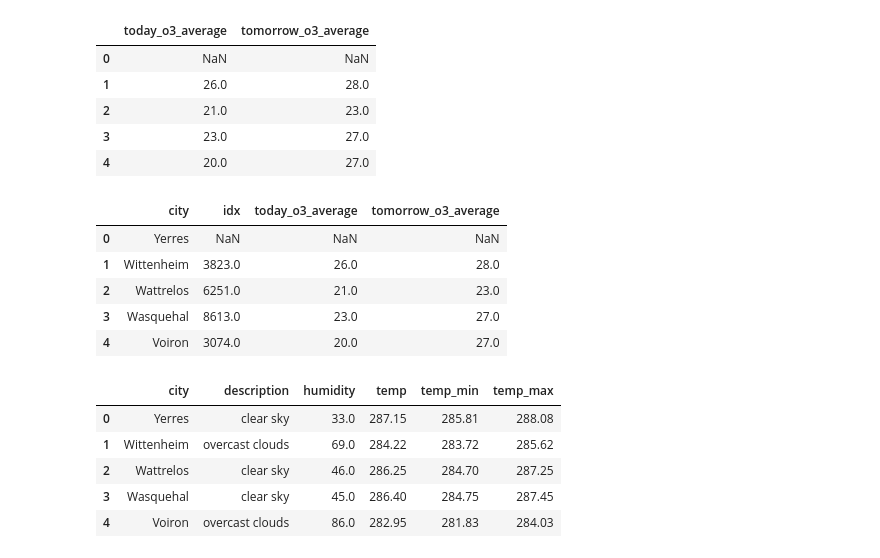
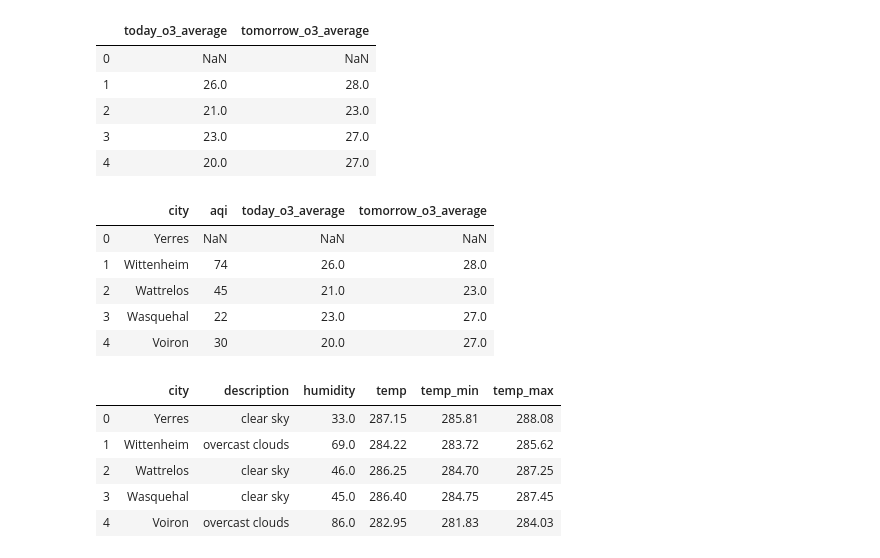
Before and after one commit to benptr/Web_datamining_WeatherQuality, a Jupyter notebook: Data_creation_csv.ipynb, the cells around one changed output. Cells and saved outputs as stored; diff of their text form; code cells hidden in the pictures.

```diff
--- a/Data_creation_csv.ipynb
+++ b/Data_creation_csv.ipynb
@@ -148,15 +148,15 @@ forecast.head()
 | 3 | 23.0 | 27.0 |
 | 4 | 20.0 | 27.0 |
 # %%
-airquf = pd.concat([airqu[['city','idx']], forecast], axis=1)
+airquf = pd.concat([airqu[['city','aqi']], forecast], axis=1)
 airquf.head()
 # %% [output]
-|  | city | idx | today_o3_average | tomorrow_o3_average |
+|  | city | aqi | today_o3_average | tomorrow_o3_average |
 | 0 | Yerres | NaN | NaN | NaN |
-| 1 | Wittenheim | 3823.0 | 26.0 | 28.0 |
-| 2 | Wattrelos | 6251.0 | 21.0 | 23.0 |
-| 3 | Wasquehal | 8613.0 | 23.0 | 27.0 |
-| 4 | Voiron | 3074.0 | 20.0 | 27.0 |
+| 1 | Wittenheim | 74 | 26.0 | 28.0 |
+| 2 | Wattrelos | 45 | 21.0 | 23.0 |
+| 3 | Wasquehal | 22 | 23.0 | 27.0 |
+| 4 | Voiron | 30 | 20.0 | 27.0 |
 # %%
 df_weather = pd.concat([data.drop(['weather'], axis=1), data['weather'].apply(pd.Series)], axis=1)
 df_weather = df_weather[['city','weather','main']]
```
Also changed, not shown: parts of 9 cells of this notebook, 5 other files.
